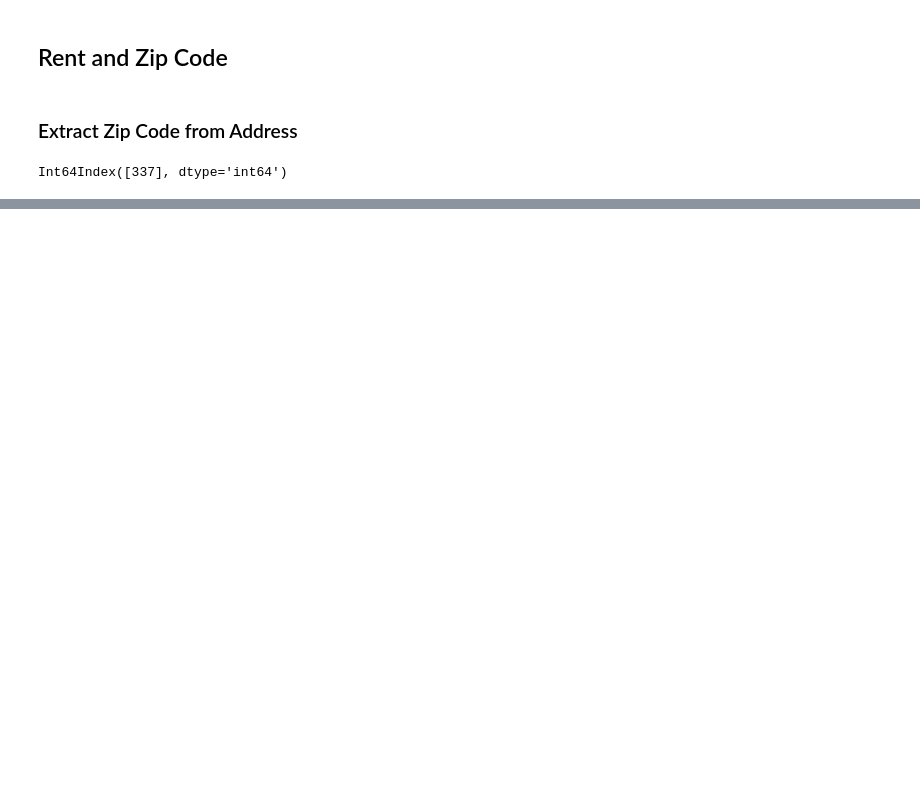
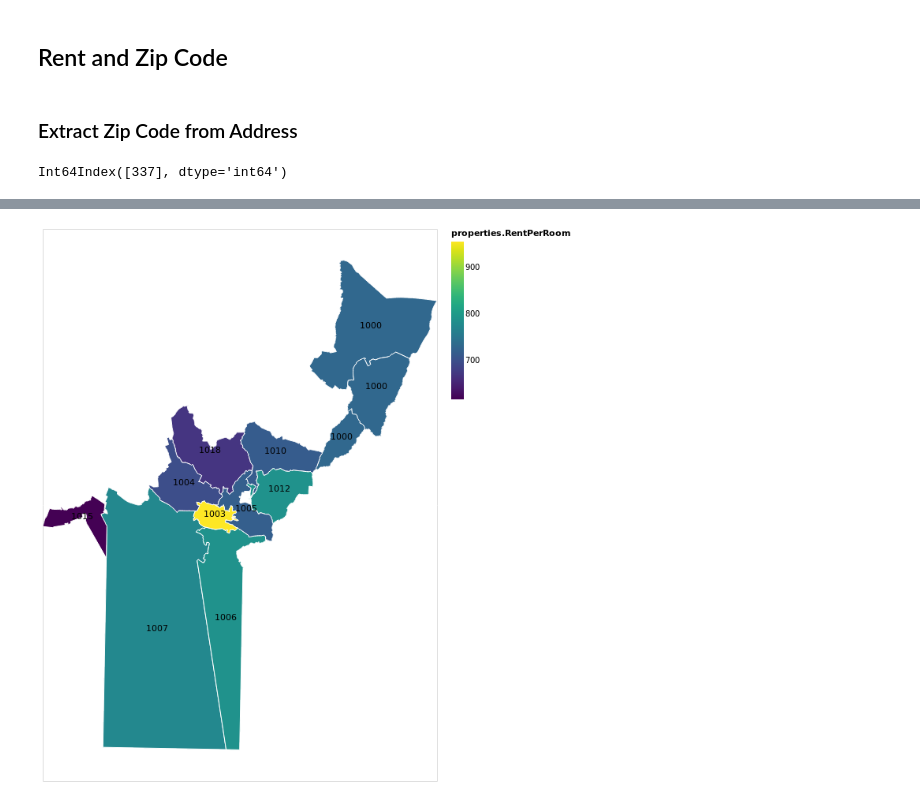
Before and after one commit to hamedrazavi/rental_analysis_switzerland_immoscout24, a Jupyter notebook: src/rental_analysis_lausanne.ipynb, the cells around one changed output, grey strips where cells are left out. Saved outputs shown, nothing was run; the diff lists cells and outputs as text; code cells hidden in the pictures; blank space fills up the shorter version.

```diff
--- a/src/rental_analysis_lausanne.ipynb
+++ b/src/rental_analysis_lausanne.ipynb
@@ -234,0 +298,27 @@ plt.tight_layout()
+# %%
+json_laus = json.loads(gdf_laus.to_json())
+# %%
+alt_laus = alt.Data(values = json_laus['features'])
+# %%
+alt_rentPerRoom = alt.Chart(alt_laus).mark_geoshape(
+    stroke = 'white'
+).encode(
+    latitude = 'properties.y:Q',
+    longitude = 'properties.x:Q',
+    color = 'properties.RentPerRoom:Q'
+).properties(
+    width = 500,
+    height = 700
+)
+# %%
+text  = alt.Chart(alt_laus).mark_text(
+
+).encode(
+    longitude = 'properties.x:Q',
+    latitude = 'properties.y:Q',
+    text = 'properties.ZipCode:Q'
+)
+# %%
+alt_rentPerRoom + text
+# %% [output]
+[figure, added]
```
Also changed, not shown: parts of 41 cells of this notebook, 18 other files.
